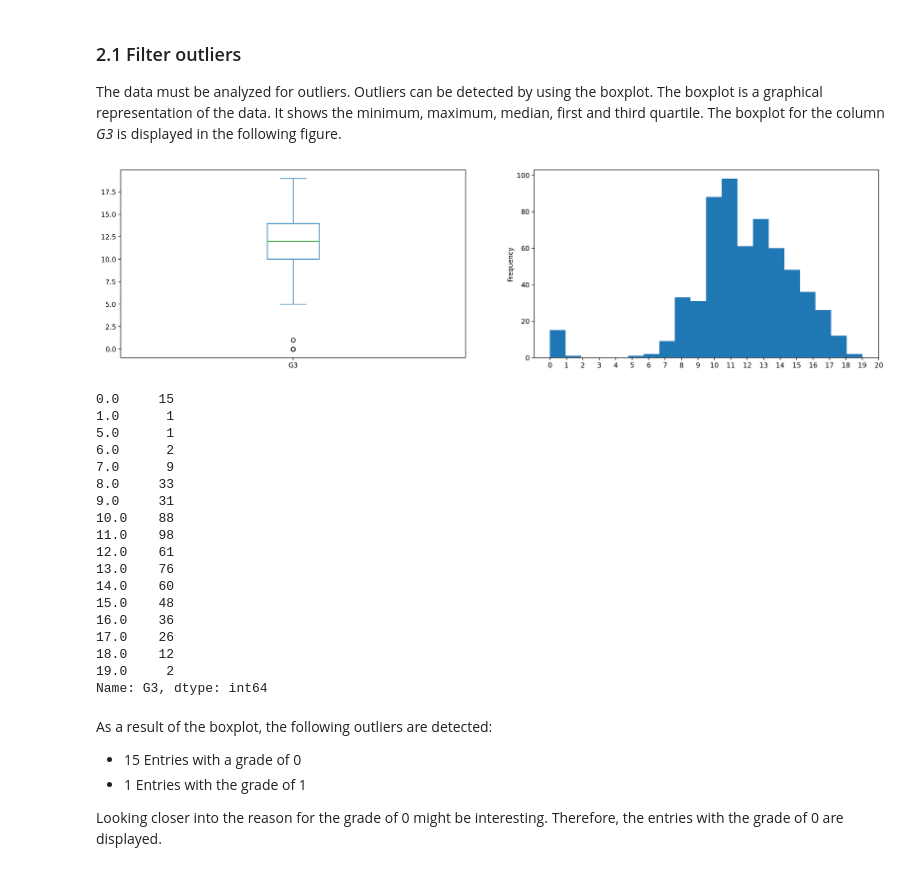
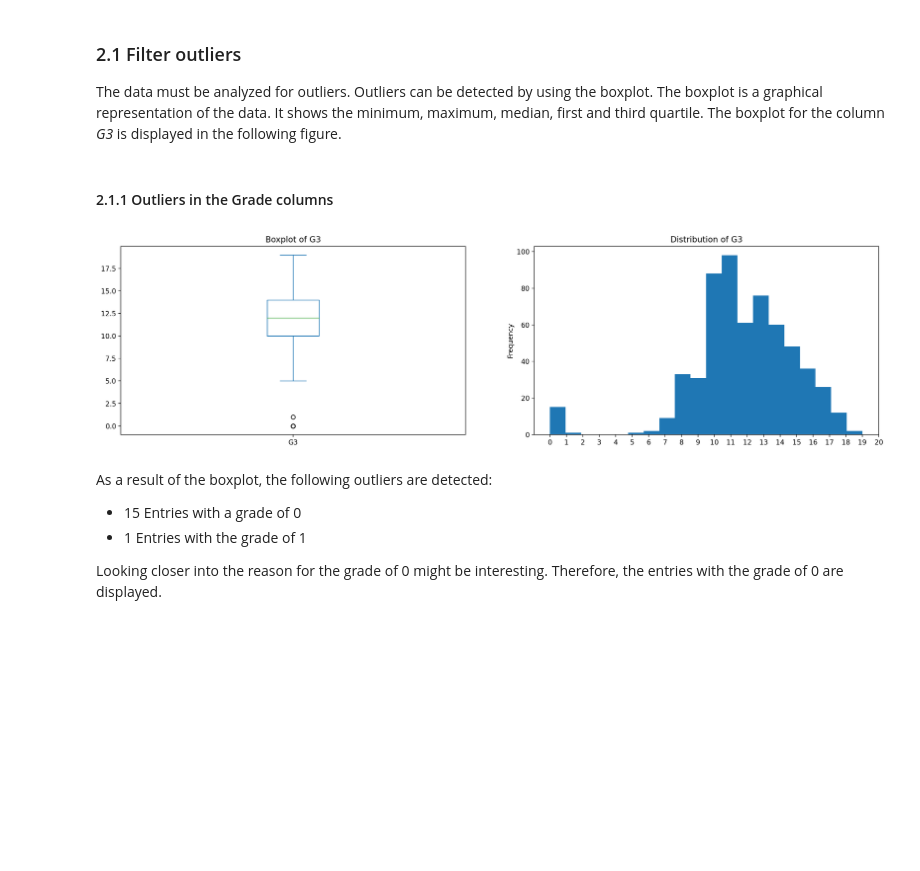
Before and after one commit to Super-T02/ki-bayesian-networks, a Jupyter notebook: src/analyse-data.ipynb, the cells around one changed output. Saved outputs shown, nothing was run; the diff lists cells and outputs as text; code cells hidden in the pictures; blank space fills up the shorter version.

```diff
--- a/src/analyse-data.ipynb
+++ b/src/analyse-data.ipynb
@@ -172,36 +172,26 @@ memory usage: 215.4 KB
 ### 2.1 Filter outliers
 The data must be analyzed for outliers. Outliers can be detected by using the boxplot. The boxplot is a graphical representation of the data. It shows the minimum, maximum, median, first and third quartile. The boxplot for the column *G3* is displayed in the following figure.
 # %%
-plt.figure(figsize=(20, 5))
-plt.subplot(1, 2, 1)
-numerical_data['G3'].plot.box()
-plt.subplot(1, 2, 2)
-numerical_data['G3'].plot.hist(bins=20)
-plt.xticks([i for i in range(0, 21)], [i for i in range(0, 21)])
-plt.show()
+def plot_distribution(col: str, end: int, start: int = 0) -> None:
+    plt.figure(figsize=(20, 5))
+    plt.subplot(1, 2, 1)
+    numerical_data[col].plot.box()
+    plt.title(f"Boxplot of {col}")
 
-# Value counts
-numerical_data['G3'].value_counts().sort_index()
+    plt.subplot(1, 2, 2)
+    numerical_data[col].plot.hist(bins=end-start)
+    plt.xticks([i for i in range(start, end + 1)], [i for i in range(start, end + 1)])
+    plt.title(f"Distribution of {col}")
+    plt.show()
+
+    # Value counts
+    numerical_data[col].value_counts().sort_index()
-# %% [output]
-[figure, removed]
-0.0     15
-1.0      1
-5.0      1
-6.0      2
-7.0      9
-8.0     33
-9.0     31
-10.0    88
-11.0    98
-12.0    61
-13.0    76
-14.0    60
-15.0    48
-16.0    36
-17.0    26
-18.0    12
-19.0     2
-Name: G3, dtype: int64
+# %% [markdown]
+#### 2.1.1 Outliers in the Grade columns
+# %%
+plot_distribution('G3', 20)
+# %% [output]
+[figure, added]
 # %% [markdown]
 As a result of the boxplot, the following outliers are detected:
 - 15 Entries with a grade of 0
```
Also changed, not shown: parts of 26 cells of this notebook, 20 other files.
